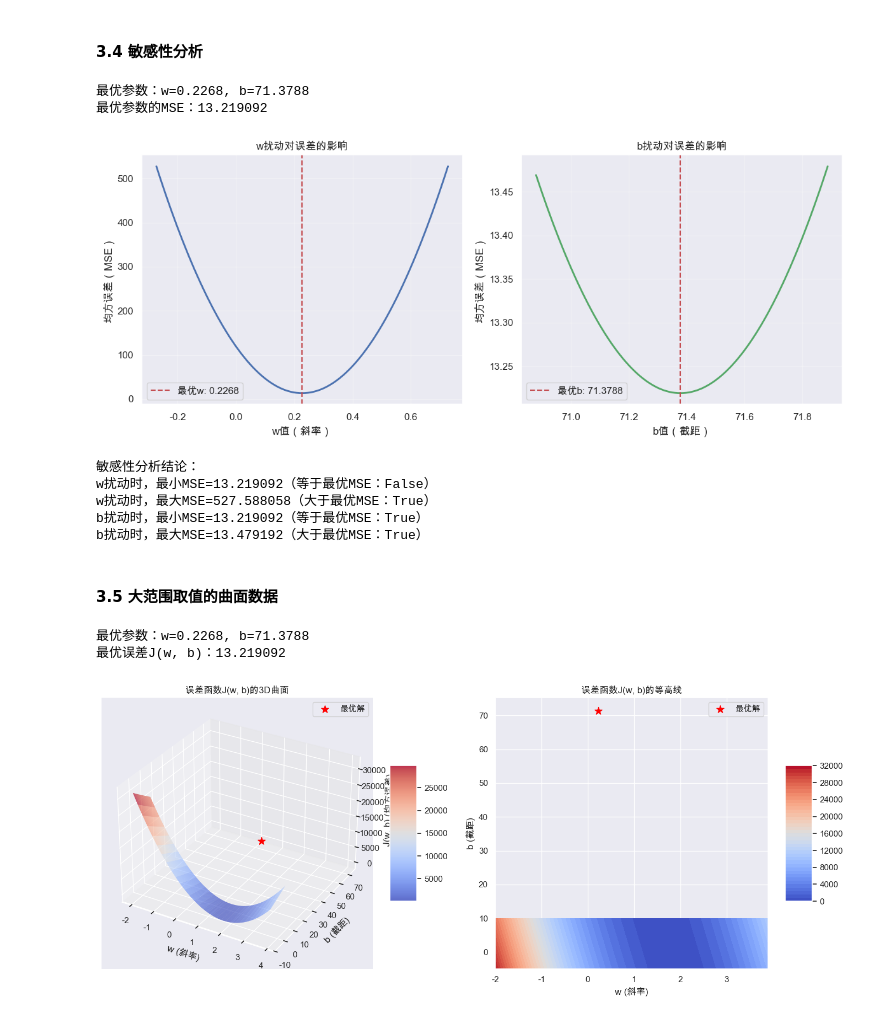
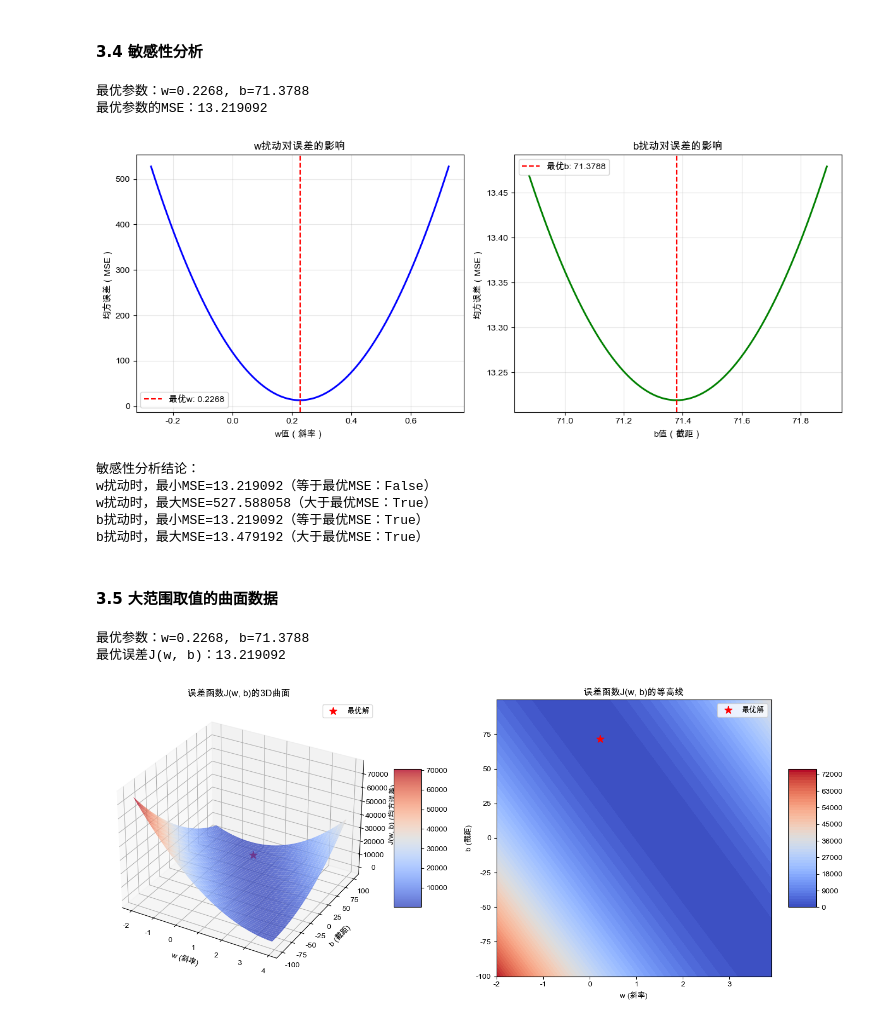
Before and after one commit to Justtofind/Python_ML_Lihao_of_Codes, a Jupyter notebook: PandasPrac.ipynb, the cells around one changed output. Cells and saved outputs as stored; diff of their text form; code cells hidden in the pictures.

```diff
--- a/PandasPrac.ipynb
+++ b/PandasPrac.ipynb
@@ -453,7 +455,7 @@ import pandas as pd
 import numpy as np
 import matplotlib.pyplot as plt
 import seaborn as sns
-import PyQt5
+
 
 
 # data_preparation
@@ -461,6 +463,10 @@ import PyQt5
 userinfo = pd.read_csv("userinfo.csv")
 overdue = pd.read_csv("overdue.csv")
 bankinfo = pd.read_csv("bank.csv")
+
+# 设置全局字体
+plt.rcParams["font.family"] = ["Arial Unicode MS"] # Mac系统
+plt.rcParams['axes.unicode_minus']=False # 解决负号'-'显示为
 # %% [markdown]
 ### 1. 统计平均工资和评分两组数据
 # %%
@@ -1021,7 +1026,7 @@ if __name__ == "__main__":
 # %% [output]
 最优参数：w=0.2268, b=71.3788
 最优参数的MSE：13.219092
-[figure, old version]
+[figure, new version]
 敏感性分析结论：
 w扰动时，最小MSE=13.219092（等于最优MSE：False）
 w扰动时，最大MSE=527.588058（大于最优MSE：True）
@@ -1104,32 +1109,32 @@ def plot_cost_surface(W, B, J_vals, w_opt, b_opt):
     ax2.set_title('误差函数J(w, b)的等高线')
     ax2.legend()
     fig.colorbar(contour, ax=ax2, shrink=0.5, aspect=5)
 
     plt.tight_layout()
     plt.show()
 
 # 主程序
 if __name__ == "__main__":
     # 输入数据（x为自变量，y为因变量）
     x = data['平均工资'].values
     y = data['分数'].values
 
     # 计算最优参数（用于标记最小值）
     w_opt, b_opt = analytical_linear_regression(x, y)
     print(f"最优参数：w={w_opt:.4f}, b={b_opt:.4f}")
     print(f"最优误差J(w, b)：{compute_cost(x, y, w_opt, b_opt):.6f}")
 
     # 定义w和b的大范围取值（根据数据调整）
     w_range = (-2, 4)    # w的搜索范围
-    b_range = (-5, 10)   # b的搜索范围
+    b_range = (-100, 100)   # b的搜索范围
     step = 0.1           # 步长（控制网格密度）
 
     # 生成误差曲面数据
     W, B, J_vals = generate_cost_surface(x, y, w_range, b_range, step)
 
     # 绘制误差曲面
     plot_cost_surface(W, B, J_vals, w_opt, b_opt)
 # %% [output]
 最优参数：w=0.2268, b=71.3788
 最优误差J(w, b)：13.219092
-[figure, old version]
+[figure, new version]
```
Also changed, not shown: parts of 2 cells of this notebook.
